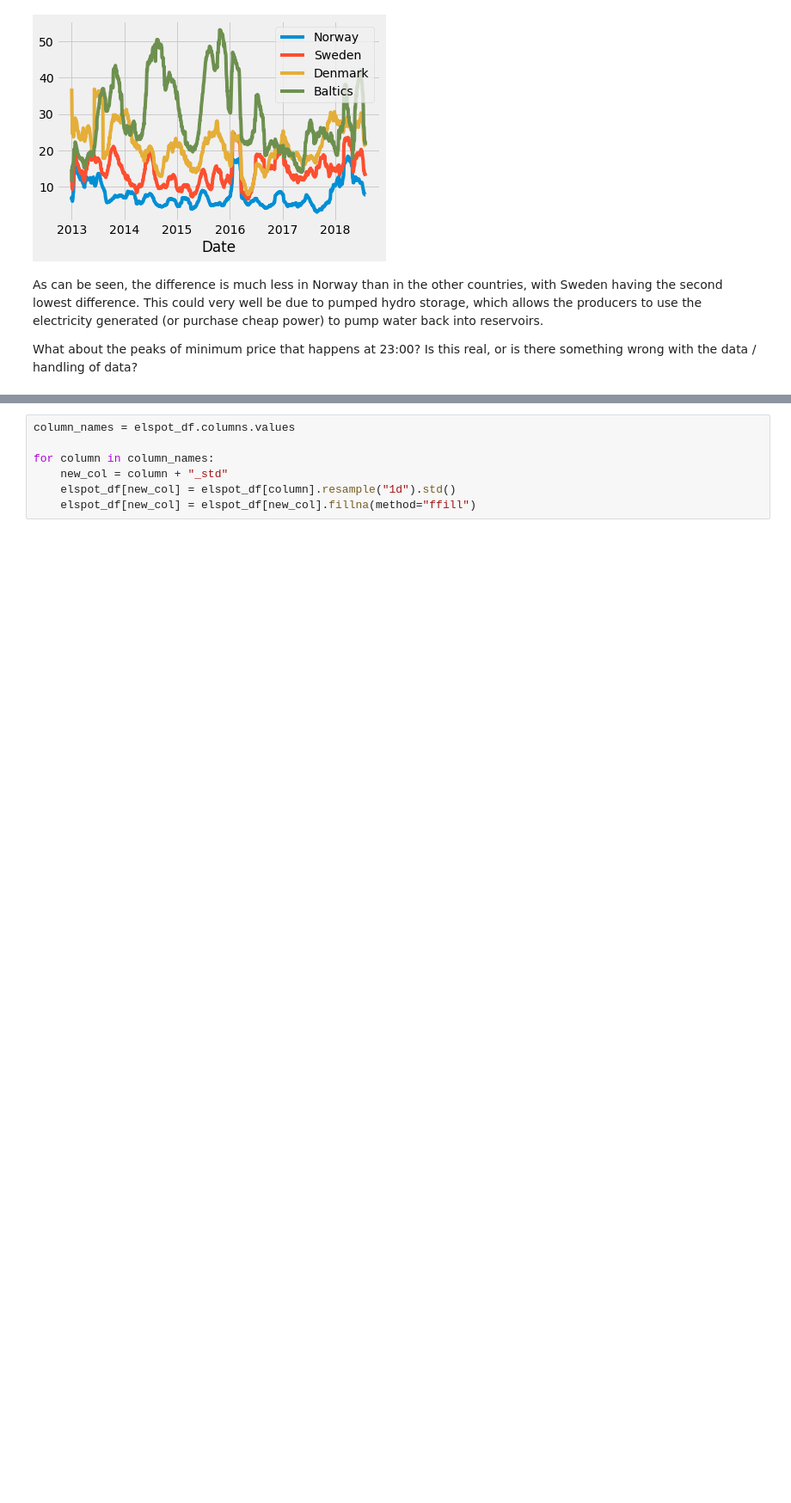
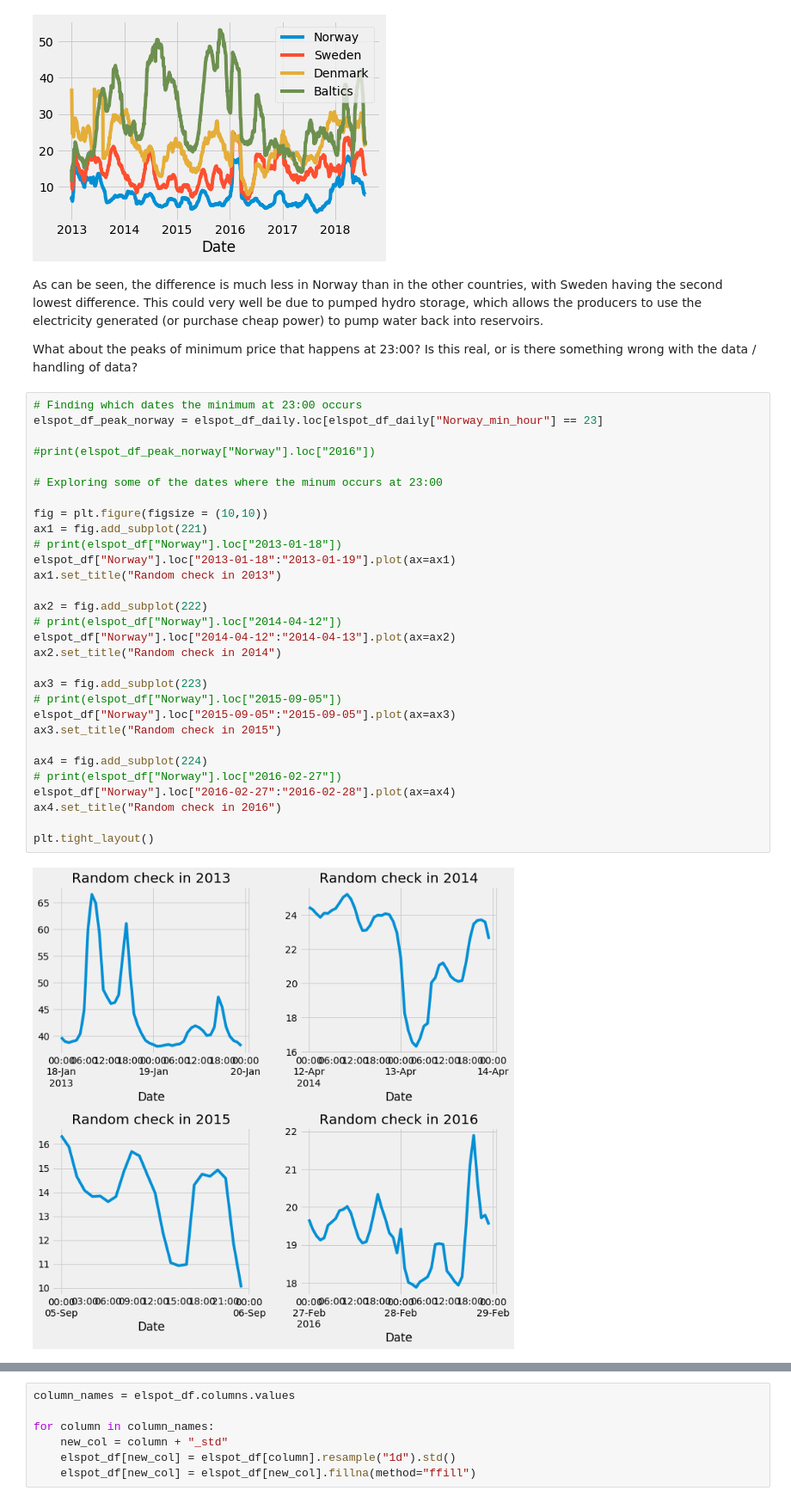
Before and after one commit to rasmusthog/nordpool-data-analysis, a Jupyter notebook: Nordpool Data Analysis.ipynb, the cells around one changed output, grey strips where cells are left out. Shown at 86% size. Drawn from its saved outputs; the diff is of its cells as text; blank space fills up the shorter version.

Commit message:
Add check of peaks at 23:00

```diff
--- a/Nordpool Data Analysis.ipynb
+++ b/Nordpool Data Analysis.ipynb
@@ -375,3 +375,35 @@ max     135.920000   216.190000   985.360000   216.190000
 As can be seen, the difference is much less in Norway than in the other countries, with Sweden having the second lowest difference. This could very well be due to pumped hydro storage, which allows the producers to use the electricity generated (or purchase cheap power) to pump water back into reservoirs.
 
 What about the peaks of minimum price that happens at 23:00? Is this real, or is there something wrong with the data / handling of data?
+# %%
+# Finding which dates the minimum at 23:00 occurs
+elspot_df_peak_norway = elspot_df_daily.loc[elspot_df_daily["Norway_min_hour"] == 23]
+
+#print(elspot_df_peak_norway["Norway"].loc["2016"])
+
+# Exploring some of the dates where the minum occurs at 23:00
+
+fig = plt.figure(figsize = (10,10))
+ax1 = fig.add_subplot(221)
+# print(elspot_df["Norway"].loc["2013-01-18"])
+elspot_df["Norway"].loc["2013-01-18":"2013-01-19"].plot(ax=ax1)
+ax1.set_title("Random check in 2013")
+
+ax2 = fig.add_subplot(222)
+# print(elspot_df["Norway"].loc["2014-04-12"])
+elspot_df["Norway"].loc["2014-04-12":"2014-04-13"].plot(ax=ax2)
+ax2.set_title("Random check in 2014")
+
+ax3 = fig.add_subplot(223)
+# print(elspot_df["Norway"].loc["2015-09-05"])
+elspot_df["Norway"].loc["2015-09-05":"2015-09-05"].plot(ax=ax3)
+ax3.set_title("Random check in 2015")
+
+ax4 = fig.add_subplot(224)
+# print(elspot_df["Norway"].loc["2016-02-27"])
+elspot_df["Norway"].loc["2016-02-27":"2016-02-28"].plot(ax=ax4)
+ax4.set_title("Random check in 2016")
+
+plt.tight_layout()
+# %% [output]
+[figure, added]
```
Also changed, not shown: parts of 2 cells of this notebook.
